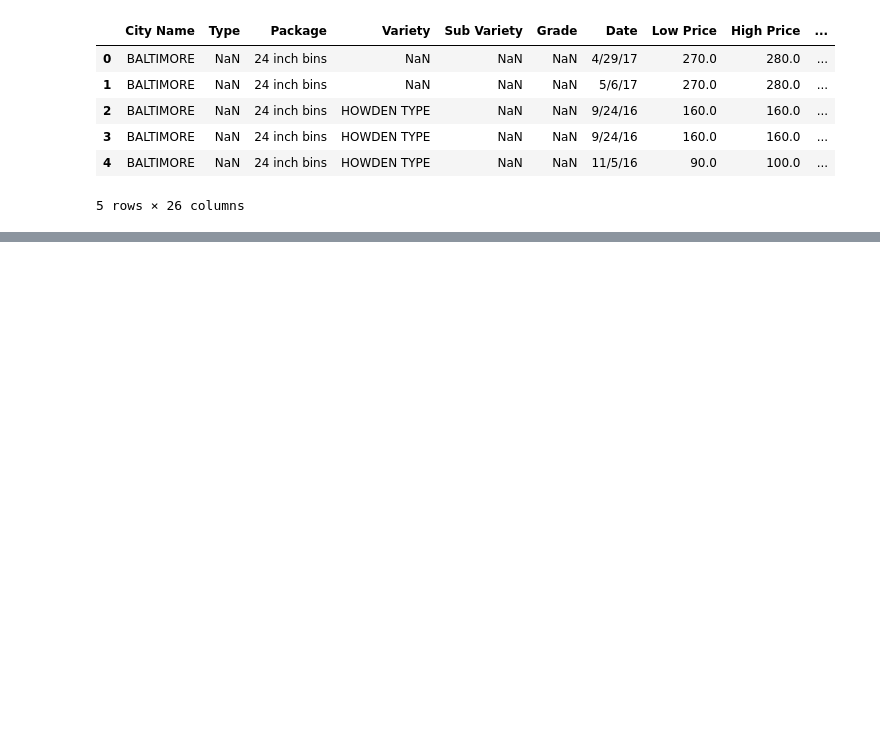
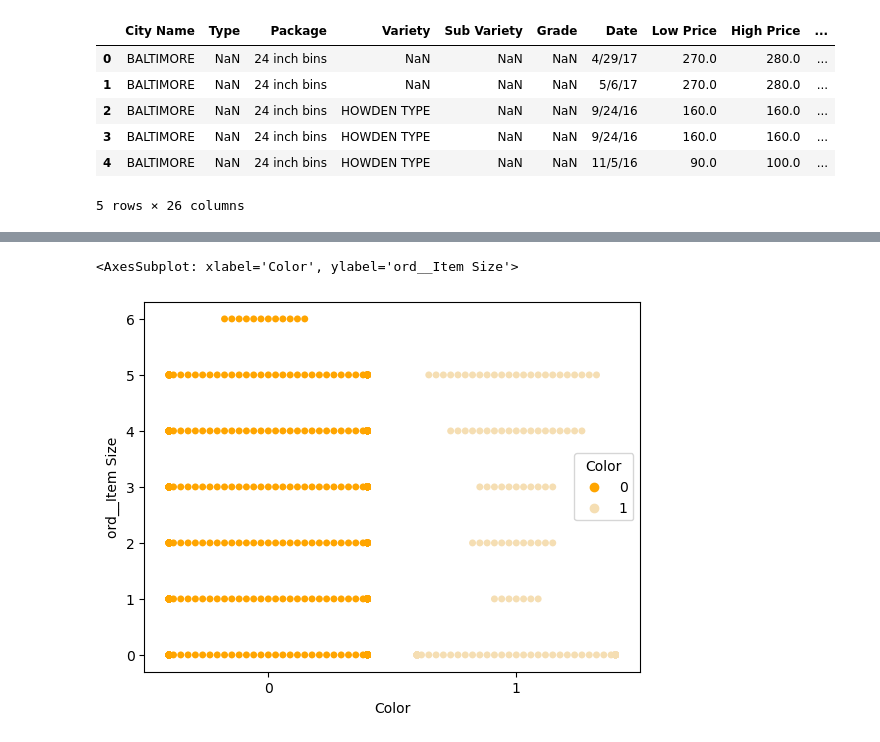
Before and after one commit to mfj4000/ML-For-Beginners, a Jupyter notebook: 2-Regression/4-Logistic/solution/notebook.ipynb, the cells around one changed output, grey strips where cells are left out. Cells and saved outputs as stored; diff of their text form; code cells hidden in the pictures; blank space fills up the shorter version.

```diff
--- a/2-Regression/4-Logistic/solution/notebook.ipynb
+++ b/2-Regression/4-Logistic/solution/notebook.ipynb
@@ -71,0 +65,6 @@ sns.catplot(x="Color", y="Item Size",
+# %%
+from sklearn.preprocessing import OrdinalEncoder
+# Encode the 'Item Size' column using ordinal encoding
+item_size_categories = [['sml', 'med', 'med-lge', 'lge', 'xlge', 'jbo', 'exjbo']]
+ordinal_features = ['Item Size']
+ordinal_encoder = OrdinalEncoder(categories=item_size_categories)
@@ -71,0 +142,13 @@ sns.catplot(x="Color", y="Item Size",
+# %%
+# Suppressing warning message claiming that a portion of points cannot be placed into the plot due to the high number of data points
+import warnings
+warnings.filterwarnings(action='ignore', category=UserWarning, module='seaborn')
+
+palette = {
+    0: 'orange',
+    1: 'wheat'
+}
+sns.swarmplot(x="Color", y="ord__Item Size", hue="Color", data=encoded_pumpkins, palette=palette)
+# %% [output]
+<AxesSubplot: xlabel='Color', ylabel='ord__Item Size'>
+[figure, added]
```
Also changed, not shown: parts of 29 cells of this notebook, 1 other file.
